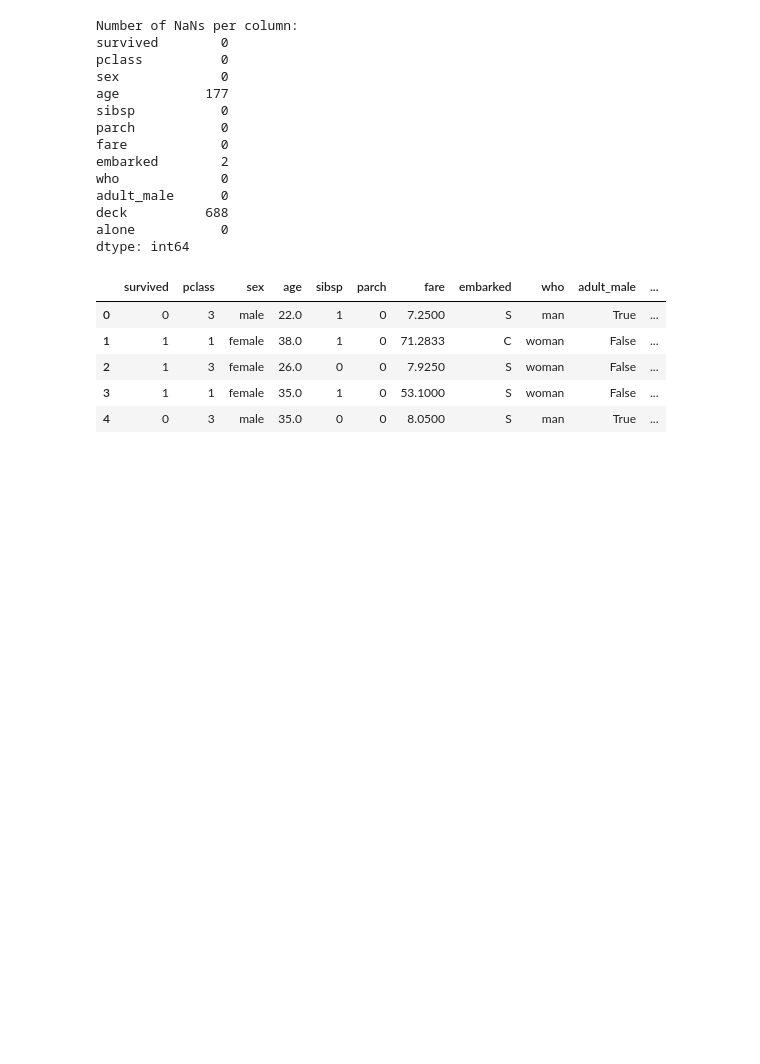
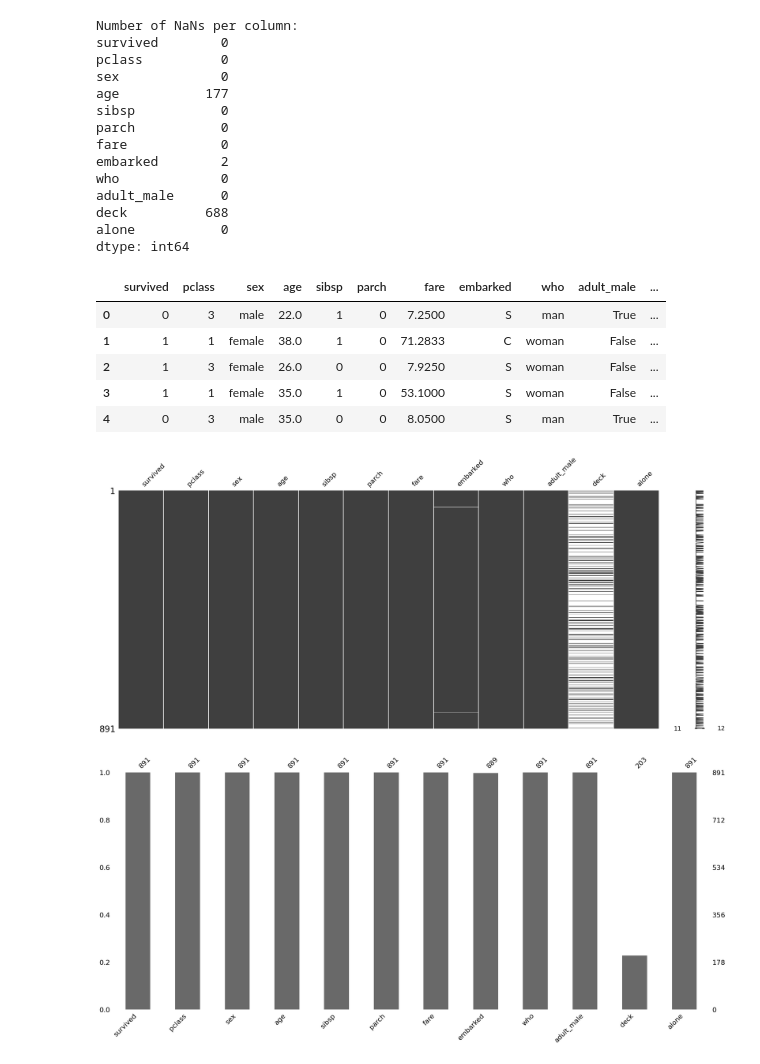
Before and after one commit to israr-ax/AI-Python, a Jupyter notebook: foundations/Titanic.ipynb, the cells around one changed output. Drawn from its saved outputs; the diff is of its cells as text; code cells hidden in the pictures; blank space fills up the shorter version.

```diff
--- a/foundations/Titanic.ipynb
+++ b/foundations/Titanic.ipynb
@@ -177,3 +177,15 @@ df.head()
 | 2 | 1 | 3 | female | 26.0 | 0 | 0 | 7.9250 | S | woman | False | ... |
 | 3 | 1 | 1 | female | 35.0 | 1 | 0 | 53.1000 | S | woman | False | ... |
 | 4 | 0 | 3 | male | 35.0 | 0 | 0 | 8.0500 | S | man | True | ... |
+# %%
+import missingno as msno
+
+# Visualize missing data using missingno
+msno.matrix(df)
+plt.show()
+
+msno.bar(df)
+plt.show()
+# %% [output]
+[figure, added]
+[figure, added]
```
Also changed, not shown: parts of 2 cells of this notebook.
